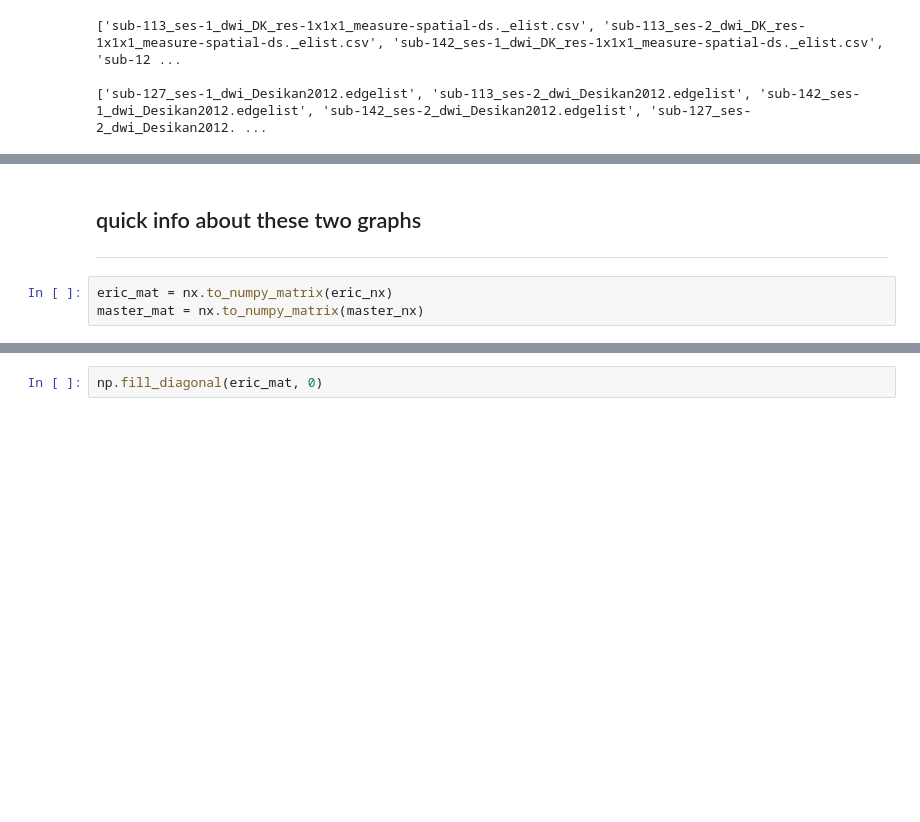
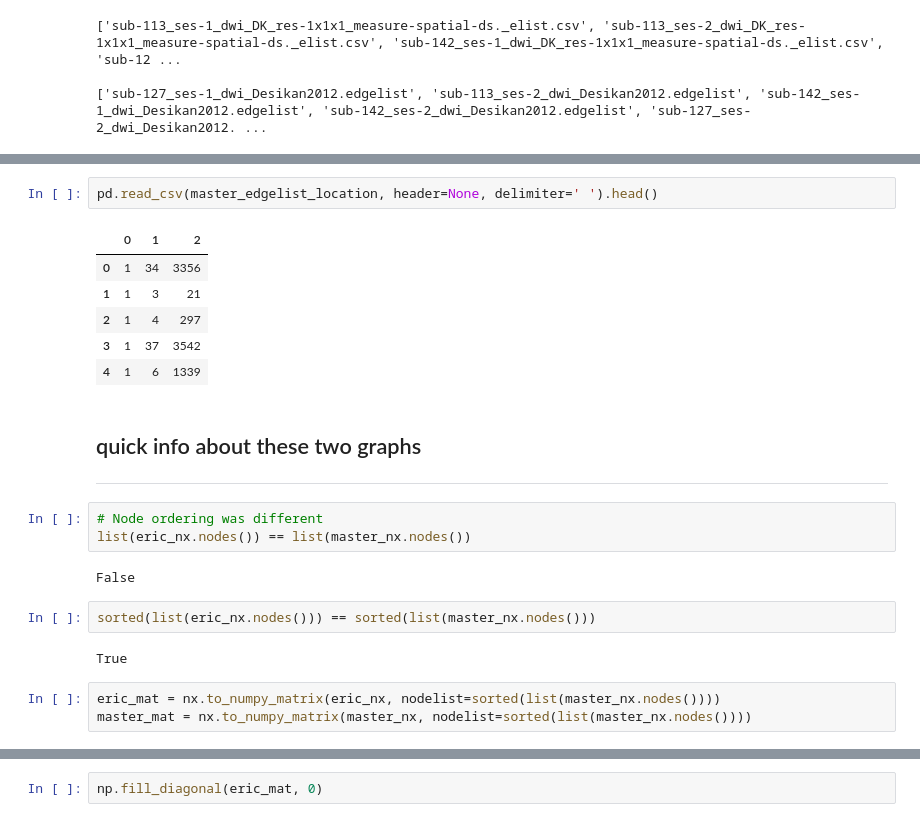
Before and after one commit to neurodata/aloftus, a Jupyter notebook: pr-diff.ipynb, the cells around one changed output, grey strips where cells are left out. Cells and saved outputs as stored; diff of their text form; blank space fills up the shorter version.

```diff
--- a/pr-diff.ipynb
+++ b/pr-diff.ipynb
@@ -127,6 +137,24 @@ master_nx = nx.read_weighted_edgelist(master_edgelist_location)
+# %%
+pd.read_csv(master_edgelist_location, header=None, delimiter=' ').head()
+# %% [output]
+|  | 0 | 1 | 2 |
+| 0 | 1 | 34 | 3356 |
+| 1 | 1 | 3 | 21 |
+| 2 | 1 | 4 | 297 |
+| 3 | 1 | 37 | 3542 |
+| 4 | 1 | 6 | 1339 |
 # %% [markdown]
 ## quick info about these two graphs
 ---
+# %%
+# Node ordering was different
+list(eric_nx.nodes()) == list(master_nx.nodes())
+# %% [output]
+False
+# %%
+sorted(list(eric_nx.nodes())) == sorted(list(master_nx.nodes()))
+# %% [output]
+True
 # %%
-eric_mat = nx.to_numpy_matrix(eric_nx)
-master_mat = nx.to_numpy_matrix(master_nx)
+eric_mat = nx.to_numpy_matrix(eric_nx, nodelist=sorted(list(master_nx.nodes())))
+master_mat = nx.to_numpy_matrix(master_nx, nodelist=sorted(list(master_nx.nodes())))
```
Also changed, not shown: parts of 12 cells of this notebook.
